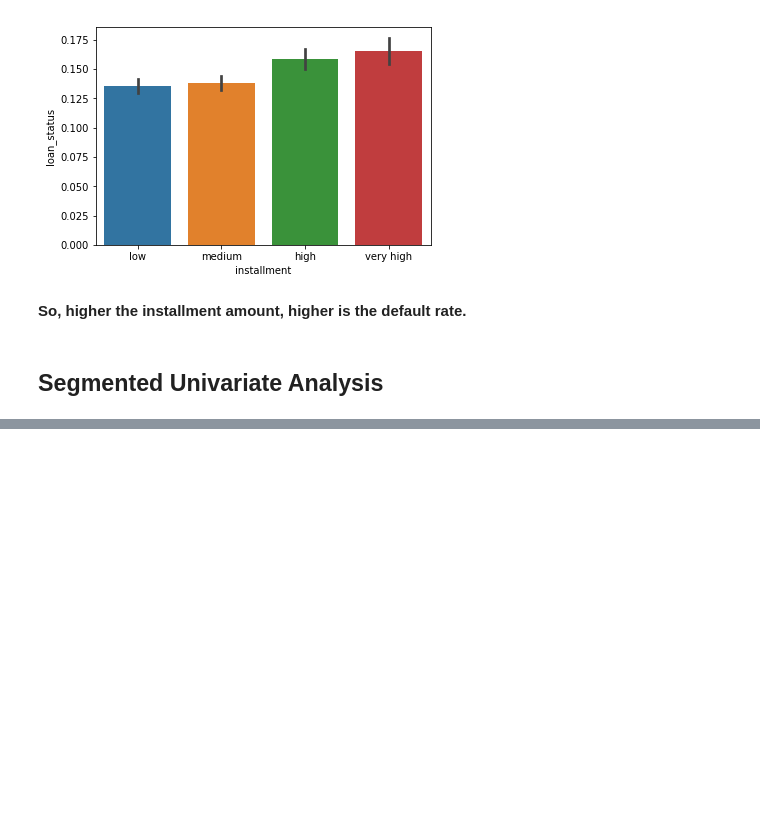
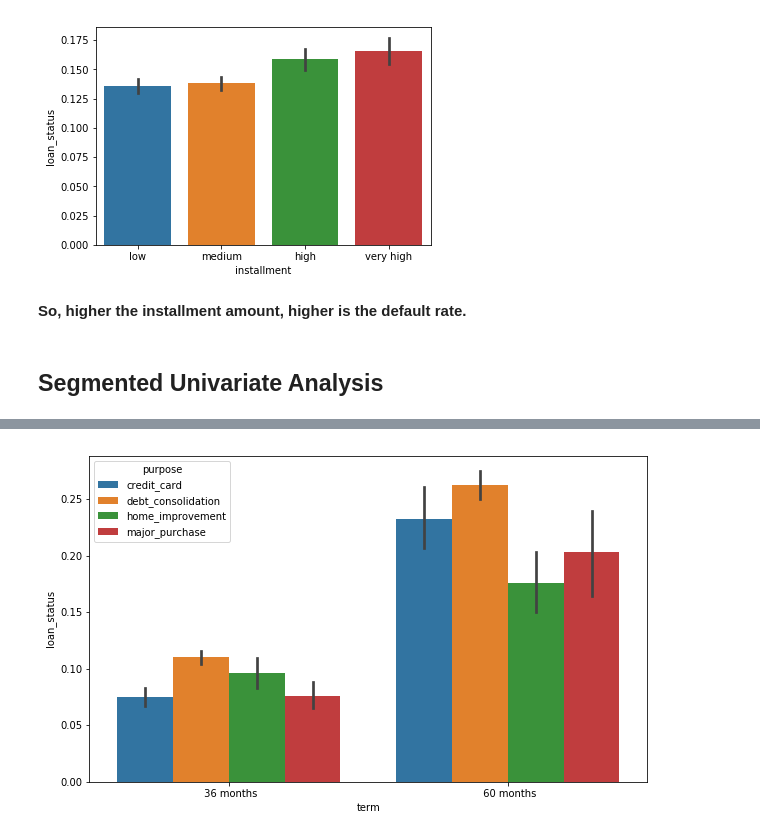
Before and after one commit to amnpandey/pgdml, a Jupyter notebook: LendingClub_assignment.ipynb, the cells around one changed output, grey strips where cells are left out. Cells and saved outputs as stored; diff of their text form; code cells hidden in the pictures; blank space fills up the shorter version.

```diff
--- a/LendingClub_assignment.ipynb
+++ b/LendingClub_assignment.ipynb
@@ -756,0 +789,10 @@ plot_cat('installment')
+# %%
+# Let us put a common function which takes categorical variable and plot it against default rate, segmented by purpose
+def plot_segmented(cat_var):
+    plt.figure(figsize=(10, 6))
+    sns.barplot(x=cat_var, y='loan_status', hue='purpose', data=df)
+    plt.show()
+# %%
+plot_segmented('term')
+# %% [output]
+[figure, added]
```
Also changed, not shown: parts of 34 cells of this notebook.
